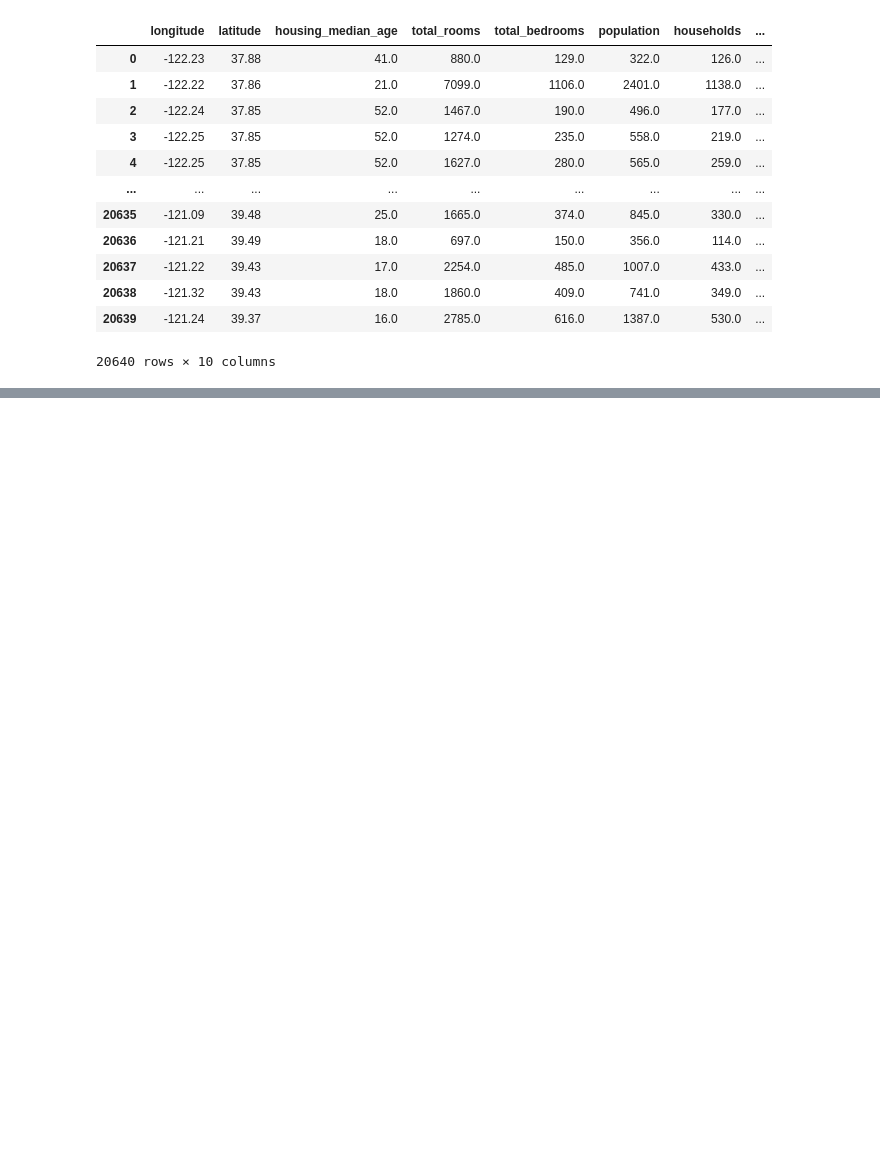
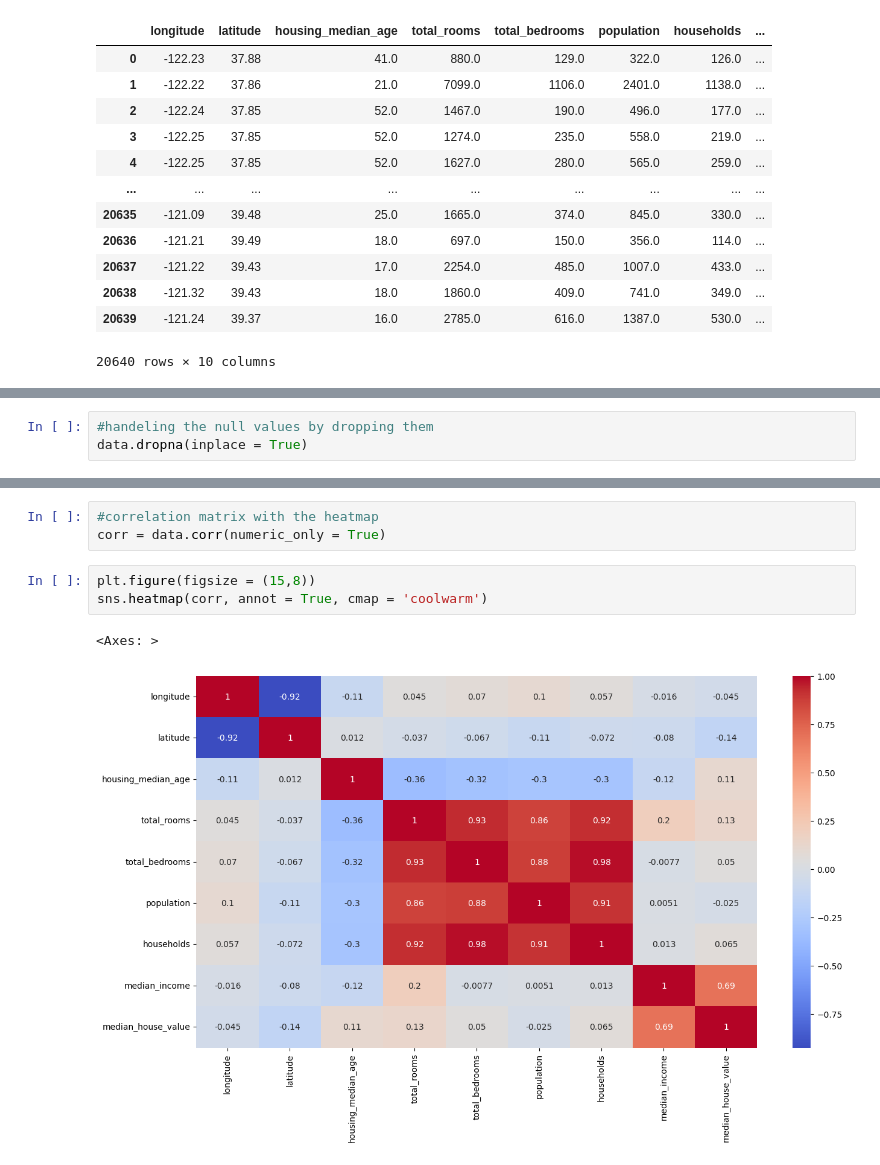
Before and after one commit to srikar117/House_price_prediction, a Jupyter notebook: housing.ipynb, the cells around one changed output, grey strips where cells are left out. Cells and saved outputs as stored; diff of their text form; blank space fills up the shorter version.

Commit message:
completed data exploration and feature engineering

```diff
--- a/housing.ipynb
+++ b/housing.ipynb
@@ -28,0 +62,3 @@ data
+# %%
+#handeling the null values by dropping them
+data.dropna(inplace = True)
@@ -28,0 +100,9 @@ data
+# %%
+#correlation matrix with the heatmap
+corr = data.corr(numeric_only = True)
+# %%
+plt.figure(figsize = (15,8))
+sns.heatmap(corr, annot = True, cmap = 'coolwarm')
+# %% [output]
+<Axes: >
+[figure, added]
```
Also changed, not shown: parts of 12 cells of this notebook.
